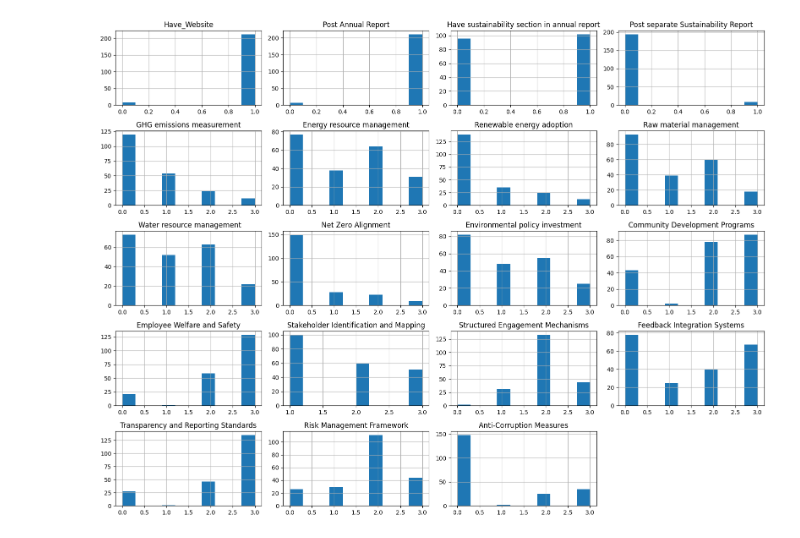
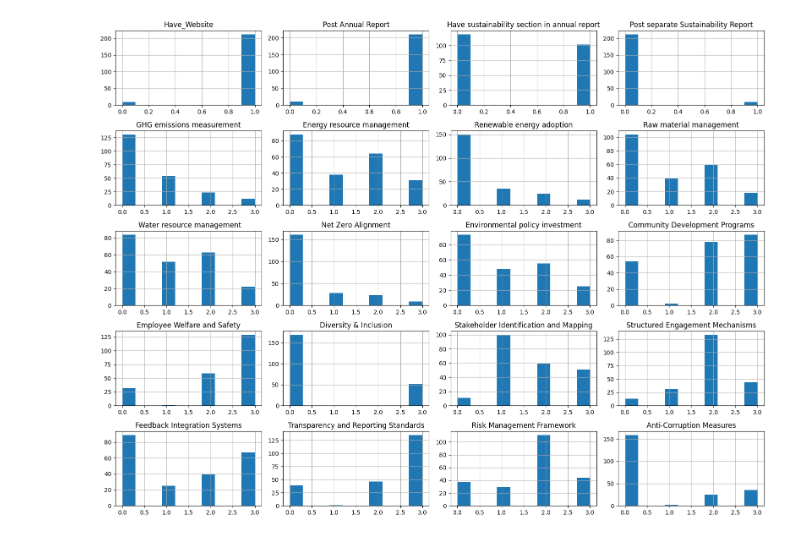
Before and after one commit to mickiem123/ESG, a Jupyter notebook: ESG.ipynb, the cells around one changed output. Saved outputs shown, nothing was run; the diff lists cells and outputs as text; code cells hidden in the pictures.

```diff
--- a/ESG.ipynb
+++ b/ESG.ipynb
@@ -1,67 +1,40 @@
+# %%
+import pandas as pd
+import numpy as np
+df = pd.read_excel(rf"C:\Users\thuhi\Downloads\rating sheet (5).xlsx")
+
+df.drop(columns=["Corporation size","Financial indicators"],inplace=True)
+
+# Replace any string that is only whitespace with np.nan, then convert to float
+df["Diversity & Inclusion"] = df["Diversity & Inclusion"].replace(r'^\s*$', np.nan, regex=True)
+df["Diversity & Inclusion"] = pd.to_numeric(df["Diversity & Inclusion"], errors='coerce')
 # %%
-import pandas as pd
-import numpy as np
-import matplotlib.pyplot as plt
-# Define groups of columns for each plot
-care = [
+# Plot histogram for all score columns in df
+score_cols = [
     "Have_Website",
     "Post Annual Report",
     "Have sustainability section in annual report",
-    "Post separate Sustainability Report"
-]
-environment = [
+    "Post separate Sustainability Report",
     "GHG emissions measurement",
     "Energy resource management",
     "Renewable energy adoption",
     "Raw material management",
     " Water resource management",
     "Net Zero Alignment",
-    "Environmental policy investment"
-]
-social = [
+    "Environmental policy investment",
     "Community Development Programs",
     "Employee Welfare and Safety",
-    "Diversity & Inclusion"
-]
-governance = [
+    "Diversity & Inclusion",
     "Stakeholder Identification and Mapping",
     "Structured Engagement Mechanisms",
     "Feedback Integration Systems",
     "Transparency and Reporting Standards",
     "Risk Management Framework",
     "Anti-Corruption Measures"
 ]
-scores = care + environment + social + governance
+df[score_cols]=df[score_cols].fillna(0)
+df[score_cols].hist(figsize=(16, 12), bins=10, layout=(5, 4))
+plt.tight_layout()
+plt.show()
+# %% [output]
+[figure, added]
-# %%
-df = pd.read_excel(rf"C:\Users\thuhi\Downloads\rating sheet (4).xlsx")
-df.drop(columns=["Corporation size","Financial indicators"],inplace=True)
-# Histogram of all numeric columns in the dataframe
-# Plot histogram for all score columns in df
-score_cols = [
-    "Have_Website",
-    "Post Annual Report",
-    "Have sustainability section in annual report",
-    "Post separate Sustainability Report",
-    "GHG emissions measurement",
-    "Energy resource management",
-    "Renewable energy adoption",
-    "Raw material management",
-    " Water resource management",
-    "Net Zero Alignment",
-    "Environmental policy investment",
-    "Community Development Programs",
-    "Employee Welfare and Safety",
-    "Diversity & Inclusion",
-    "Stakeholder Identification and Mapping",
-    "Structured Engagement Mechanisms",
-    "Feedback Integration Systems",
-    "Transparency and Reporting Standards",
-    "Risk Management Framework",
-    "Anti-Corruption Measures"
-]
-
-df[score_cols].hist(figsize=(16, 12), bins=10, layout=(5, 4))
-plt.tight_layout()
-plt.show()
-# %% [output]
-[figure, removed]
```
Also changed, not shown: parts of 27 cells of this notebook.
